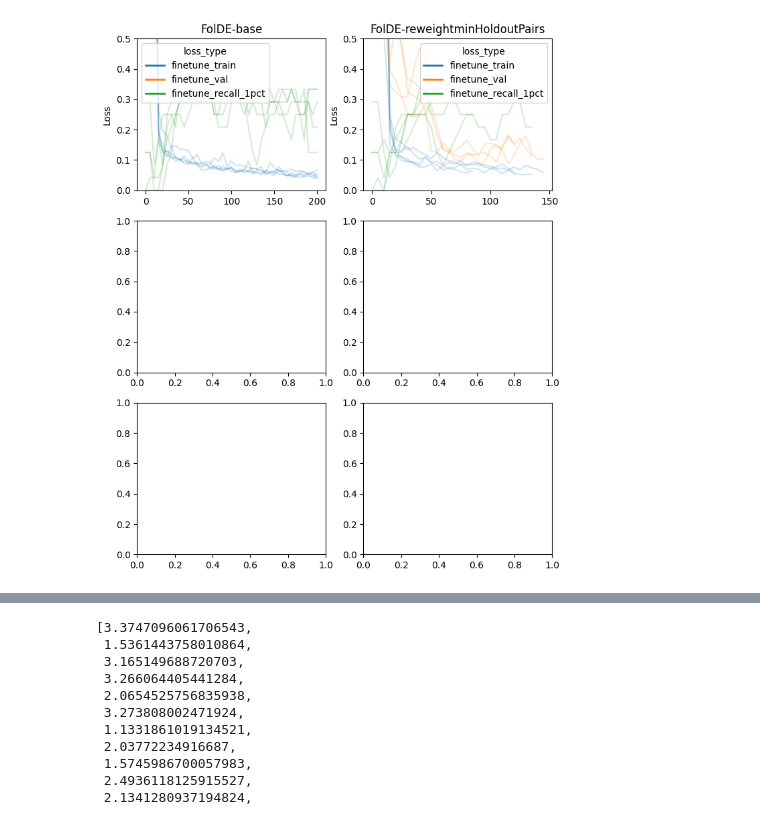
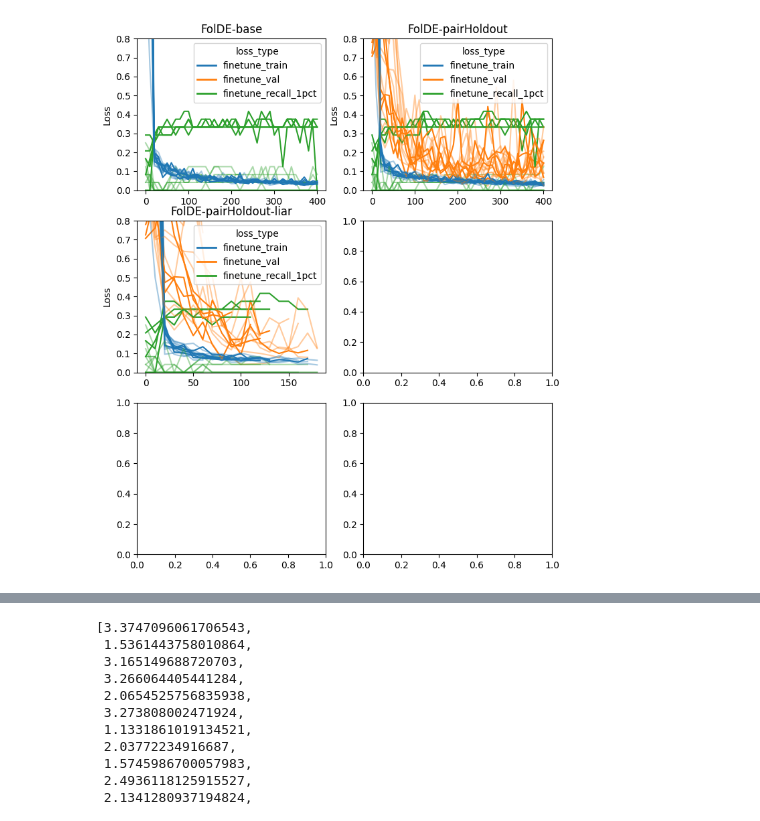
Before and after one commit to JBEI/foldy-internal, a Jupyter notebook: backend/src/notebooks/jacob/250520_reduce_val_loss.ipynb, the cells around one changed output, grey strips where cells are left out. Cells and saved outputs as stored; diff of their text form; code cells hidden in the pictures.

```diff
--- a/backend/src/notebooks/jacob/250520_reduce_val_loss.ipynb
+++ b/backend/src/notebooks/jacob/250520_reduce_val_loss.ipynb
@@ -28,9 +28,9 @@ base_config = FolDEModelConfig(
         "dropout": 0.2,
         "learning_rate": 0.001,
         "weight_decay": 1e-5,
-        "train_epochs": 200,
-        "train_patience": 1000,
-        "val_frequency": 5,
+        "train_epochs": 400,
+        "train_patience": None,
+        "val_frequency": 10,
     },
 )
 
@@ -38,12 +38,22 @@ config_list = apply_diff_list_to_config(
     base_config,
     [
         ModelDiff(
-            name="reweightminHoldoutPairs",
+            name="pairHoldout",
+            diffs={
+                # "few_shot_model_params.importance_sampling_reweighting_strat": 'min',
+                # "few_shot_model_params.importance_sampling_temperature": 10.0,
+                "few_shot_model_params.do_validation_with_pair_fraction": 0.2,
+                "few_shot_model_params.train_patience": None,
+            }
+        ),
+        ModelDiff(
+            name="pairHoldout-liar",
             diffs={
                 # "few_shot_model_params.importance_sampling_reweighting_strat": 'min',
                 # "few_shot_model_params.importance_sampling_temperature": 10.0,
                 "few_shot_model_params.do_validation_with_pair_fraction": 0.2,
                 "few_shot_model_params.train_patience": 30,
+                "few_shot_model_params.decision_mode": "constantliar",
             }
         ),
         # ModelDiff(
@@ -91,10 +101,10 @@ results = simulate_campaigns(
     name='tmp_exp',
     dms_ids=['ANCSZ_Hobbs_2022'],
     round_size=16,
-    number_of_simulations=1,
+    number_of_simulations=3,
     config_list=config_list,
     activity_column="DMS_score",
-    max_rounds=2,
+    max_rounds=3,
     random_seed=42,
 )
 # %% [output]
@@ -131,6 +141,6 @@ sns.scatterplot(
 # %%
 from folde.util import get_training_loss_df
 train_df = get_training_loss_df(results, round_idx=1)
-train_df['epoch'] = train_df['log_step'] * 5
+train_df['epoch'] = train_df['log_step'] * 10
 train_df.config_name.unique()
 # %% [output]
@@ -168,36 +175,36 @@ for config_name, ax in zip(train_df.config_name.unique(), axs.flatten()):
         (train_df.config_name == config_name)
         # (train_df.config_name == 'FolDE_reweight_max')
         # (train_df.config_name == 'FolDE_base')
         & (train_df.loss_type.str.startswith('finetune'))
     ]
 
     # Get unique loss_types and assign a color to each
     loss_types = plot_df['loss_type'].unique()
     color_map = {lt: color for lt, color in zip(loss_types, plt.cm.tab10.colors)}
     sim_idx_to_alpha_map = {1: 1.0}
 
 
     # Group by sim_idx and model_idx, but color by loss_type
     for (sim_idx, model_idx, loss_type), group in plot_df.groupby(['sim_idx', 'model_idx', 'loss_type']):
         # loss_type = group['loss_type'].iloc[0]
         color = color_map[loss_type]
-        alpha = sim_idx_to_alpha_map.get(sim_idx, 0.2)
+        alpha = sim_idx_to_alpha_map.get(sim_idx, 0.4)
         ax.plot(group['epoch'], group['loss'], color=color, alpha=alpha)  # alpha for visibility
 
     # Optionally, add a legend for loss_type
     from matplotlib.lines import Line2D
     legend_elements = [Line2D([0], [0], color=color_map[lt], lw=2, label=lt) for lt in loss_types]
     ax.legend(handles=legend_elements, title='loss_type')
 
     dms_name = '_'.join(plot_df['dms_id'].unique())
     config_name = '_'.join(plot_df['config_name'].unique())
     ax.set_title(f'{config_name}')
 
     ax.set_xlabel('')
     ax.set_ylabel('Loss')
-    ax.set_ylim(0, 0.5)
+    ax.set_ylim(0, 0.8)
 # %% [output]
-[figure, old version]
+[figure, new version]
 # %%
 from folde.util import convert_compaign_result_collection_to_df
 
```
Also changed, not shown: parts of 4 cells of this notebook, 12 other files.
